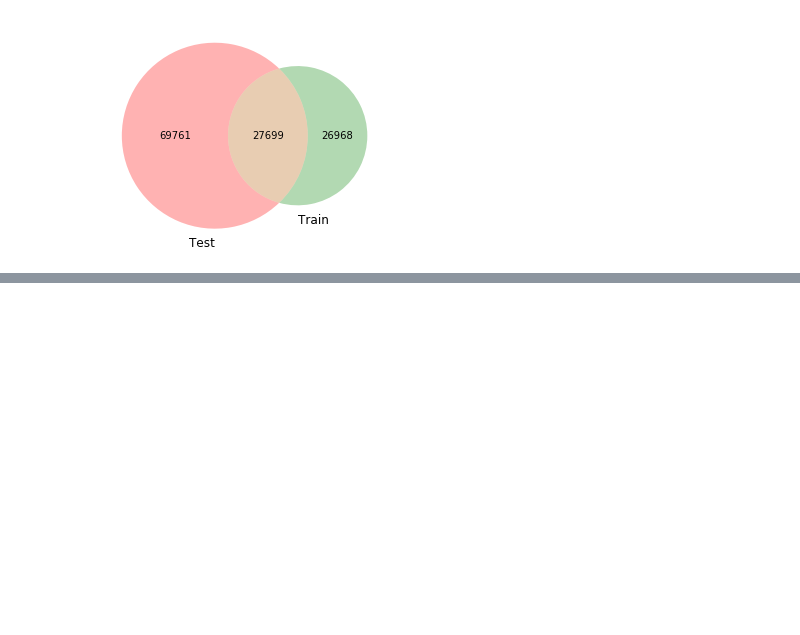
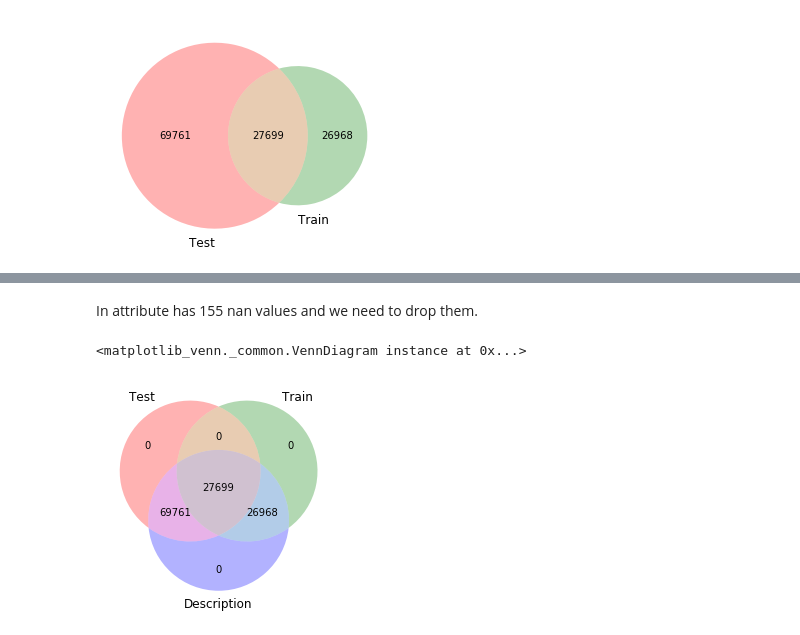
Before and after one commit to aspend/home_depot_product_search_relevance, a Jupyter notebook: code/Data exploration.ipynb, the cells around one changed output, grey strips where cells are left out. Saved outputs shown, nothing was run; the diff lists cells and outputs as text; code cells hidden in the pictures; blank space fills up the shorter version.

```diff
--- a/code/Data exploration.ipynb
+++ b/code/Data exploration.ipynb
@@ -102,0 +121,8 @@ venn.venn3([set1, set2, set3], ('Set1', 'Set2', 'Set3'))
+# %% [markdown]
+In attribute has 155 nan values and we need to drop them.
+# %%
+set_productDescriptionId = set(product_description.product_uid.values)
+venn.venn3_unweighted([set_testId, set_trainId, set_productDescriptionId],['Test','Train', 'Description'], alpha=0.3)
+# %% [output]
+<matplotlib_venn._common.VennDiagram instance at 0x...>
+[figure, added]
```
Also changed, not shown: parts of 14 cells of this notebook.
